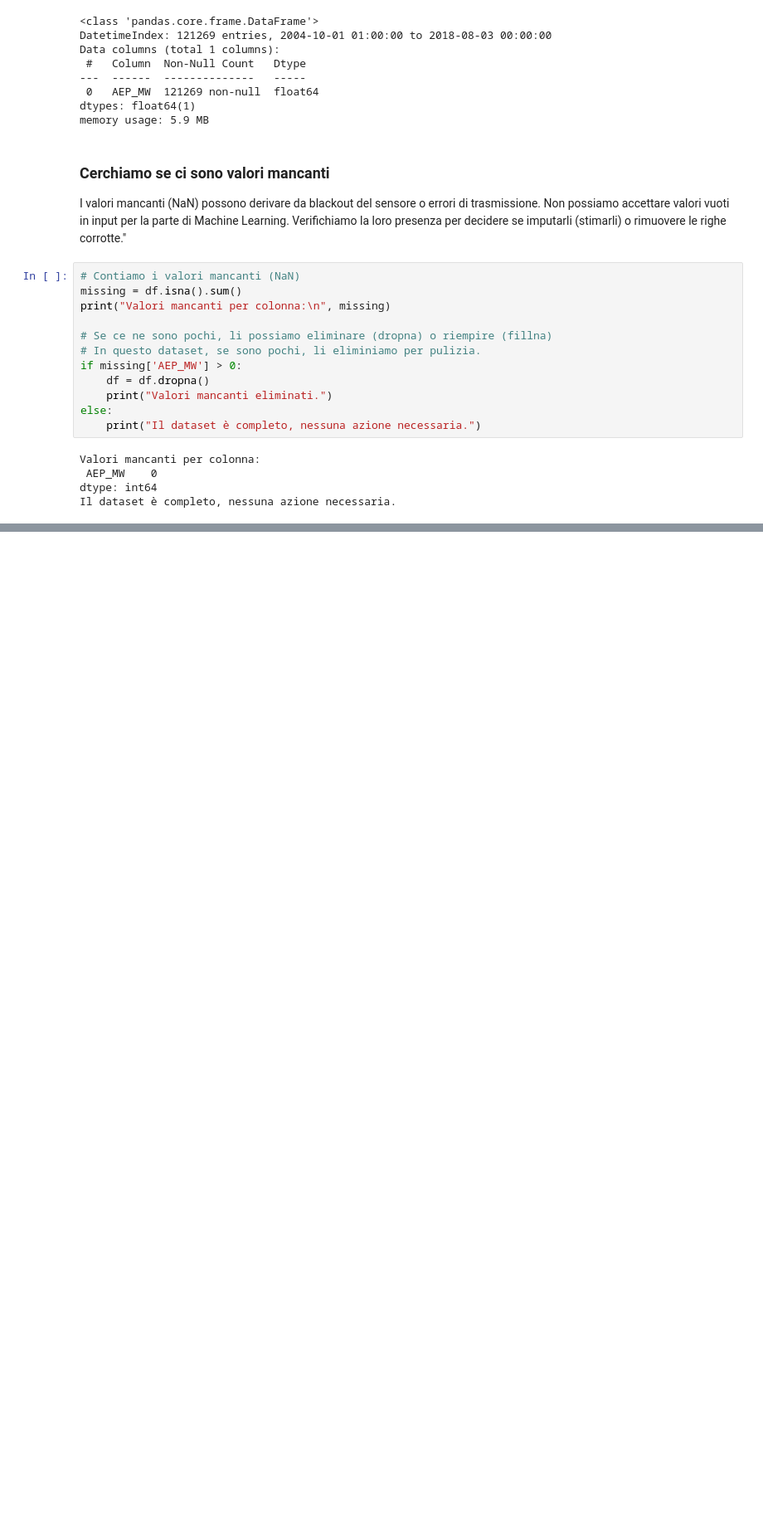
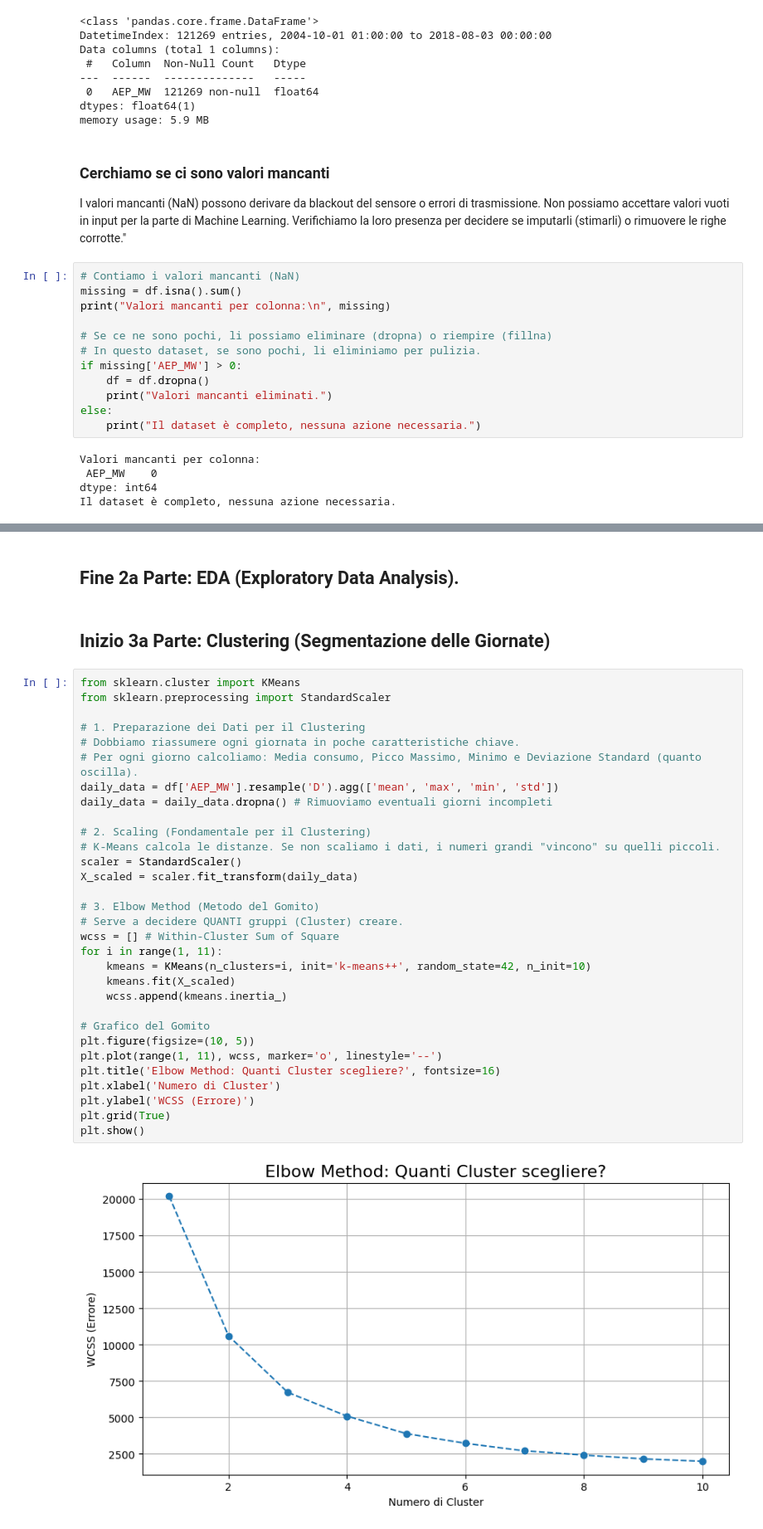
Before and after one commit to reimici/EnergyConsumptionAnalysis, a Jupyter notebook: notebook.ipynb, the cells around one changed output, grey strips where cells are left out. Shown: that part at 83% size. Saved outputs shown, nothing was run; the diff lists cells and outputs as text; blank space fills up the shorter version.

```diff
--- a/notebook.ipynb
+++ b/notebook.ipynb
@@ -127,0 +336,37 @@ Ora abbiamo un Dataset Temporale, Ordinato, Senza Doppioni e Senza Mancanze.
+# %% [markdown]
+## Fine 2a Parte: EDA (Exploratory Data Analysis).
+# %% [markdown]
+## Inizio 3a Parte: Clustering (Segmentazione delle Giornate)
+# %%
+from sklearn.cluster import KMeans
+from sklearn.preprocessing import StandardScaler
+
+# 1. Preparazione dei Dati per il Clustering
+# Dobbiamo riassumere ogni giornata in poche caratteristiche chiave.
+# Per ogni giorno calcoliamo: Media consumo, Picco Massimo, Minimo e Deviazione Standard (quanto oscilla).
+daily_data = df['AEP_MW'].resample('D').agg(['mean', 'max', 'min', 'std'])
+daily_data = daily_data.dropna() # Rimuoviamo eventuali giorni incompleti
+
+# 2. Scaling (Fondamentale per il Clustering)
+# K-Means calcola le distanze. Se non scaliamo i dati, i numeri grandi "vincono" su quelli piccoli.
+scaler = StandardScaler()
+X_scaled = scaler.fit_transform(daily_data)
+
+# 3. Elbow Method (Metodo del Gomito)
+# Serve a decidere QUANTI gruppi (Cluster) creare.
+wcss = [] # Within-Cluster Sum of Square
+for i in range(1, 11):
+    kmeans = KMeans(n_clusters=i, init='k-means++', random_state=42, n_init=10)
+    kmeans.fit(X_scaled)
+    wcss.append(kmeans.inertia_)
+
+# Grafico del Gomito
+plt.figure(figsize=(10, 5))
+plt.plot(range(1, 11), wcss, marker='o', linestyle='--')
+plt.title('Elbow Method: Quanti Cluster scegliere?', fontsize=16)
+plt.xlabel('Numero di Cluster')
+plt.ylabel('WCSS (Errore)')
+plt.grid(True)
+plt.show()
+# %% [output]
+[figure, added]
```
Also changed, not shown: parts of 19 cells of this notebook.
